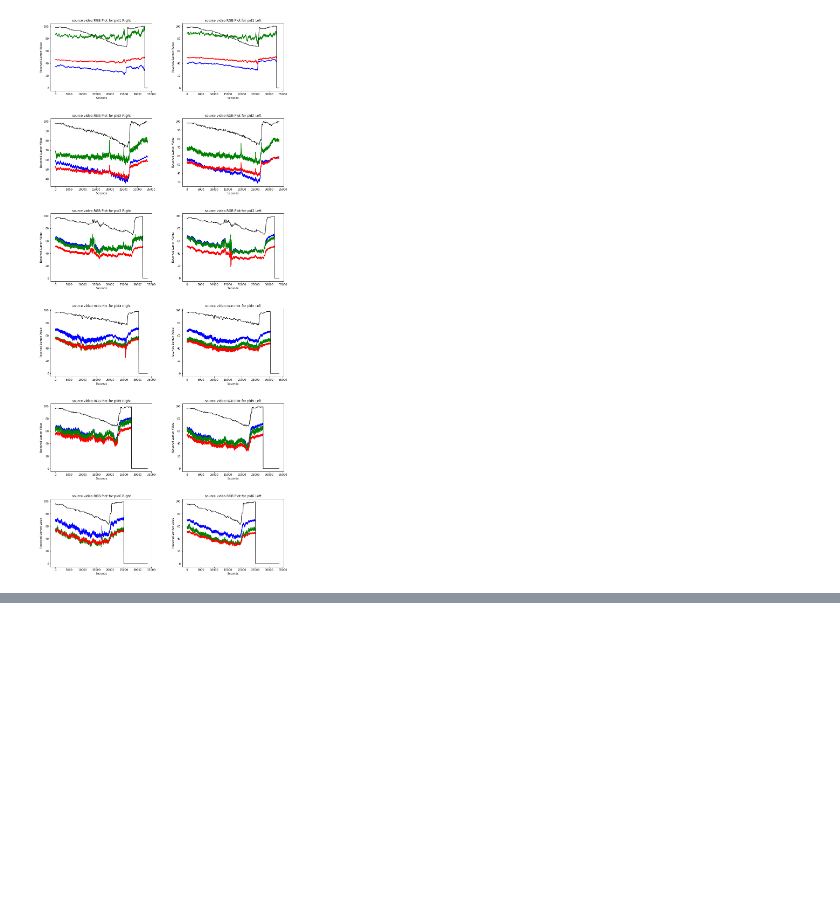
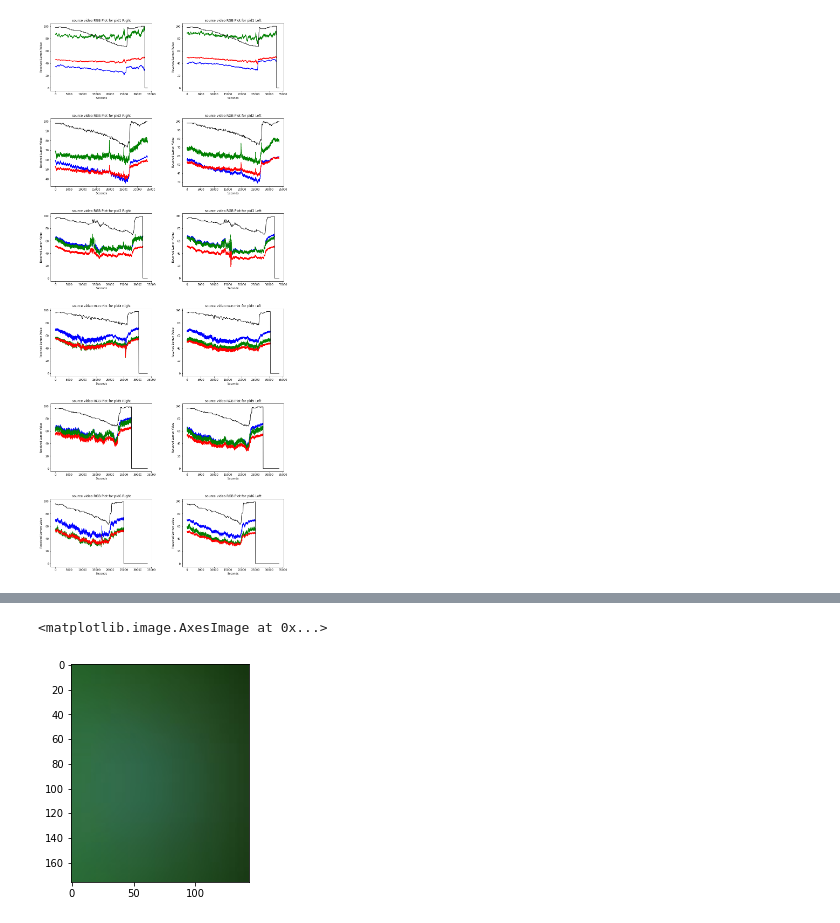
Before and after one commit to ubicomplab/oximetry-phone-cam-data, a Jupyter notebook: examples/initialvisualization.ipynb, the cells around one changed output, grey strips where cells are left out. Cells and saved outputs as stored; diff of their text form; code cells hidden in the pictures; blank space fills up the shorter version.

```diff
--- a/examples/initialvisualization.ipynb
+++ b/examples/initialvisualization.ipynb
@@ -277,0 +285,6 @@ plt.subplots_adjust(left=0.1,
+# %%
+# RGB order
+plt.imshow(first)
+# %% [output]
+<matplotlib.image.AxesImage at 0x...>
+[figure, added]
```
Also changed, not shown: parts of 5 cells of this notebook, 1 other file.
